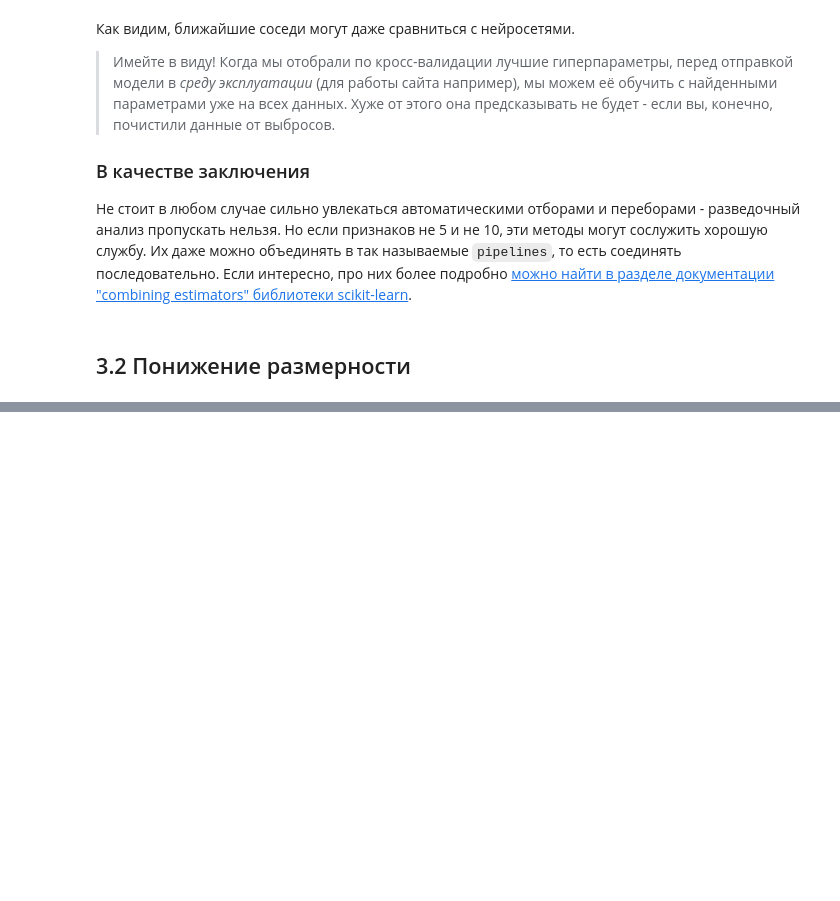
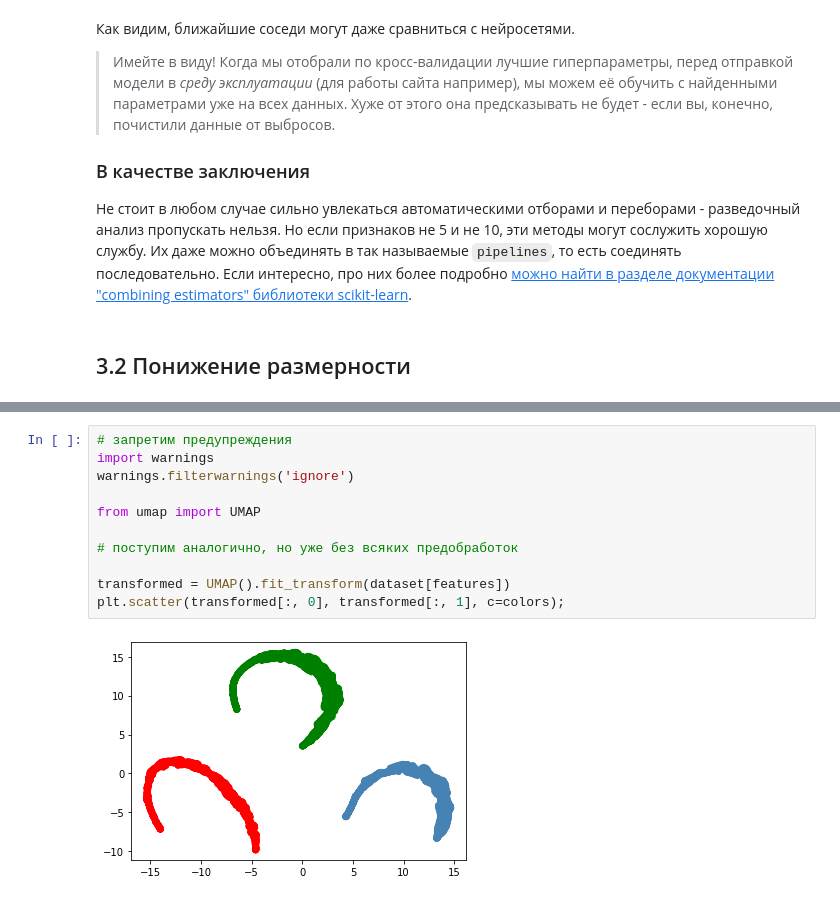
Before and after one commit to timeseries-ru/course, a Jupyter notebook: day_3.ipynb, the cells around one changed output, grey strips where cells are left out. Cells and saved outputs as stored; diff of their text form; blank space fills up the shorter version.

```diff
--- a/day_3.ipynb
+++ b/day_3.ipynb
@@ -201,0 +250,13 @@ search = GridSearchCV(
+# %%
+# запретим предупреждения
+import warnings
+warnings.filterwarnings('ignore')
+
+from umap import UMAP
+
+# поступим аналогично, но уже без всяких предобработок
+
+transformed = UMAP().fit_transform(dataset[features])
+plt.scatter(transformed[:, 0], transformed[:, 1], c=colors);
+# %% [output]
+[figure, added]
```
Also changed, not shown: parts of 9 cells of this notebook.
